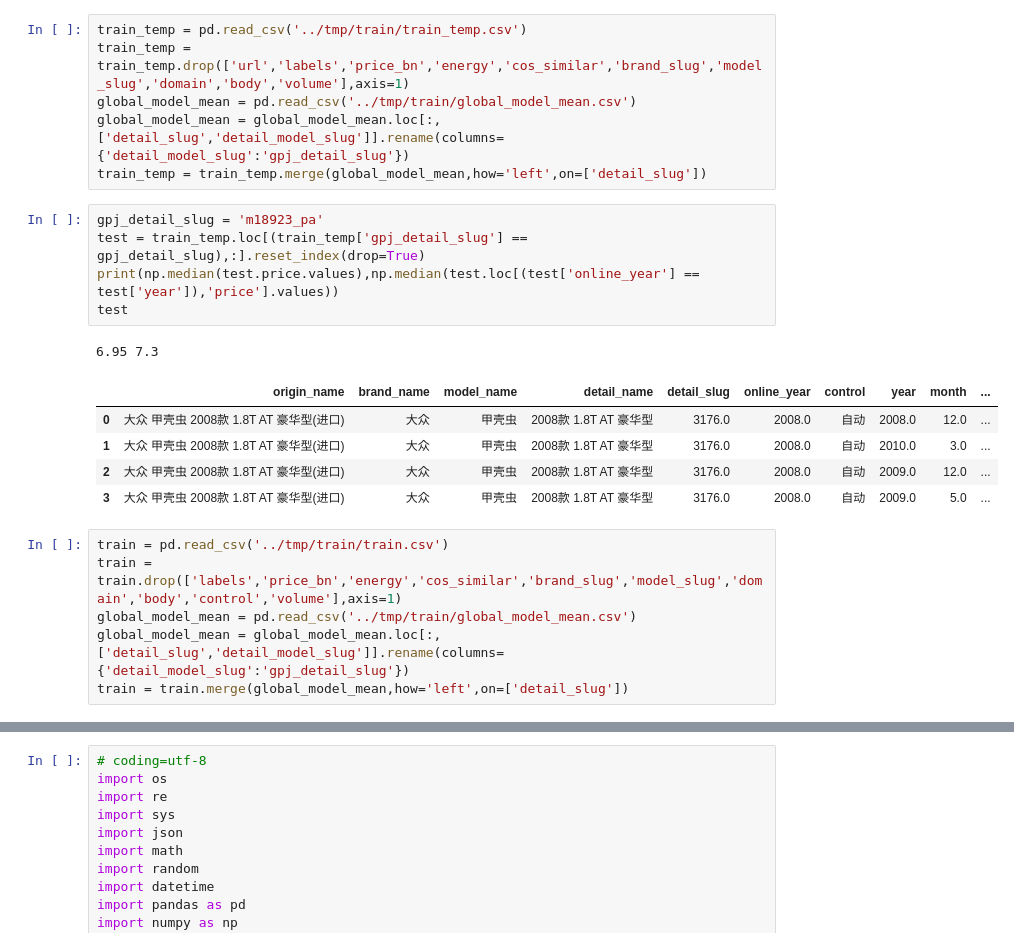
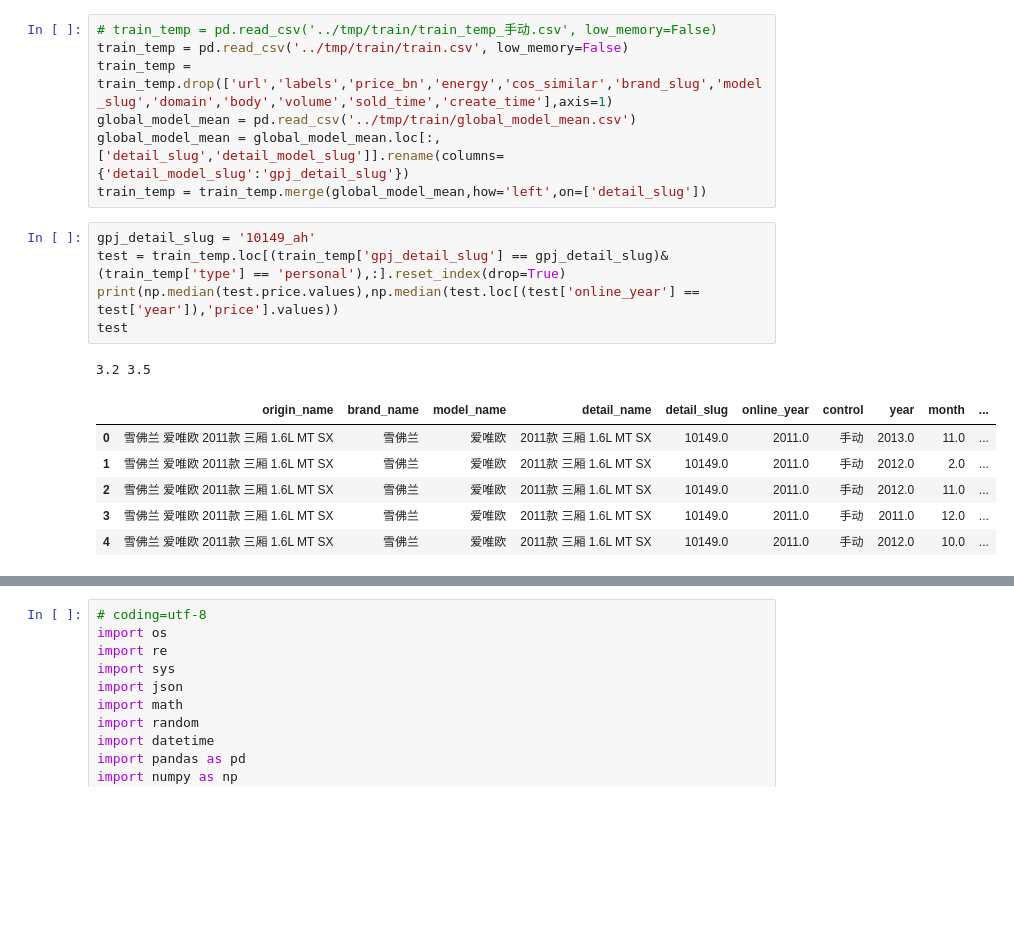
Before and after one commit to dj-lei/evaluation-predict, a Jupyter notebook: jupyter/update_estimate.ipynb, the cells around one changed output, grey strips where cells are left out. Cells and saved outputs as stored; diff of their text form; blank space fills up the shorter version.

```diff
--- a/jupyter/update_estimate.ipynb
+++ b/jupyter/update_estimate.ipynb
@@ -64,25 +69,21 @@ verify.loc[(verify['rate'] > 0.3)]
 # %%
-train_temp = pd.read_csv('../tmp/train/train_temp.csv')
-train_temp = train_temp.drop(['url','labels','price_bn','energy','cos_similar','brand_slug','model_slug','domain','body','volume'],axis=1)
+# train_temp = pd.read_csv('../tmp/train/train_temp_手动.csv', low_memory=False)
+train_temp = pd.read_csv('../tmp/train/train.csv', low_memory=False)
+train_temp = train_temp.drop(['url','labels','price_bn','energy','cos_similar','brand_slug','model_slug','domain','body','volume','sold_time','create_time'],axis=1)
 global_model_mean = pd.read_csv('../tmp/train/global_model_mean.csv')
 global_model_mean = global_model_mean.loc[:, ['detail_slug','detail_model_slug']].rename(columns={'detail_model_slug':'gpj_detail_slug'})
 train_temp = train_temp.merge(global_model_mean,how='left',on=['detail_slug'])
 # %%
-gpj_detail_slug = 'm18923_pa'
-test = train_temp.loc[(train_temp['gpj_detail_slug'] == gpj_detail_slug),:].reset_index(drop=True)
+gpj_detail_slug = '10149_ah'
+test = train_temp.loc[(train_temp['gpj_detail_slug'] == gpj_detail_slug)&(train_temp['type'] == 'personal'),:].reset_index(drop=True)
 print(np.median(test.price.values),np.median(test.loc[(test['online_year'] == test['year']),'price'].values))
 test
 # %% [output]
-6.95 7.3
+3.2 3.5
 |  | origin_name | brand_name | model_name | detail_name | detail_slug | online_year | control | year | month | ... |
-| 0 | 大众 甲壳虫 2008款 1.8T AT 豪华型(进口) | 大众 | 甲壳虫 | 2008款 1.8T AT 豪华型 | 3176.0 | 2008.0 | 自动 | 2008.0 | 12.0 | ... |
-| 1 | 大众 甲壳虫 2008款 1.8T AT 豪华型(进口) | 大众 | 甲壳虫 | 2008款 1.8T AT 豪华型 | 3176.0 | 2008.0 | 自动 | 2010.0 | 3.0 | ... |
-| 2 | 大众 甲壳虫 2008款 1.8T AT 豪华型(进口) | 大众 | 甲壳虫 | 2008款 1.8T AT 豪华型 | 3176.0 | 2008.0 | 自动 | 2009.0 | 12.0 | ... |
-| 3 | 大众 甲壳虫 2008款 1.8T AT 豪华型(进口) | 大众 | 甲壳虫 | 2008款 1.8T AT 豪华型 | 3176.0 | 2008.0 | 自动 | 2009.0 | 5.0 | ... |
+| 0 | 雪佛兰 爱唯欧 2011款 三厢 1.6L MT SX | 雪佛兰 | 爱唯欧 | 2011款 三厢 1.6L MT SX | 10149.0 | 2011.0 | 手动 | 2013.0 | 11.0 | ... |
+| 1 | 雪佛兰 爱唯欧 2011款 三厢 1.6L MT SX | 雪佛兰 | 爱唯欧 | 2011款 三厢 1.6L MT SX | 10149.0 | 2011.0 | 手动 | 2012.0 | 2.0 | ... |
+| 2 | 雪佛兰 爱唯欧 2011款 三厢 1.6L MT SX | 雪佛兰 | 爱唯欧 | 2011款 三厢 1.6L MT SX | 10149.0 | 2011.0 | 手动 | 2012.0 | 11.0 | ... |
+| 3 | 雪佛兰 爱唯欧 2011款 三厢 1.6L MT SX | 雪佛兰 | 爱唯欧 | 2011款 三厢 1.6L MT SX | 10149.0 | 2011.0 | 手动 | 2011.0 | 12.0 | ... |
+| 4 | 雪佛兰 爱唯欧 2011款 三厢 1.6L MT SX | 雪佛兰 | 爱唯欧 | 2011款 三厢 1.6L MT SX | 10149.0 | 2011.0 | 手动 | 2012.0 | 10.0 | ... |
-# %%
-train = pd.read_csv('../tmp/train/train.csv')
-train = train.drop(['labels','price_bn','energy','cos_similar','brand_slug','model_slug','domain','body','control','volume'],axis=1)
-global_model_mean = pd.read_csv('../tmp/train/global_model_mean.csv')
-global_model_mean = global_model_mean.loc[:, ['detail_slug','detail_model_slug']].rename(columns={'detail_model_slug':'gpj_detail_slug'})
-train = train.merge(global_model_mean,how='left',on=['detail_slug'])
 # %%
```
Also changed, not shown: parts of 13 cells of this notebook, 6 other files.
